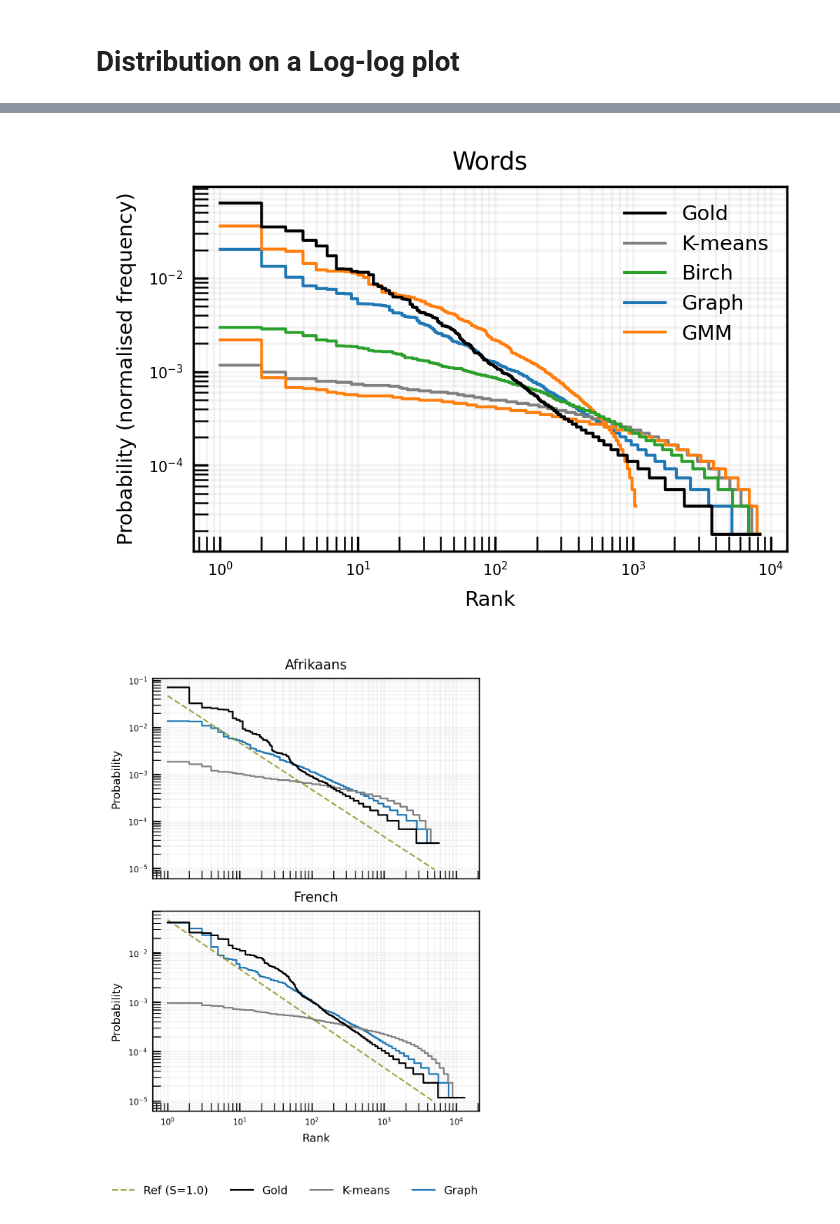
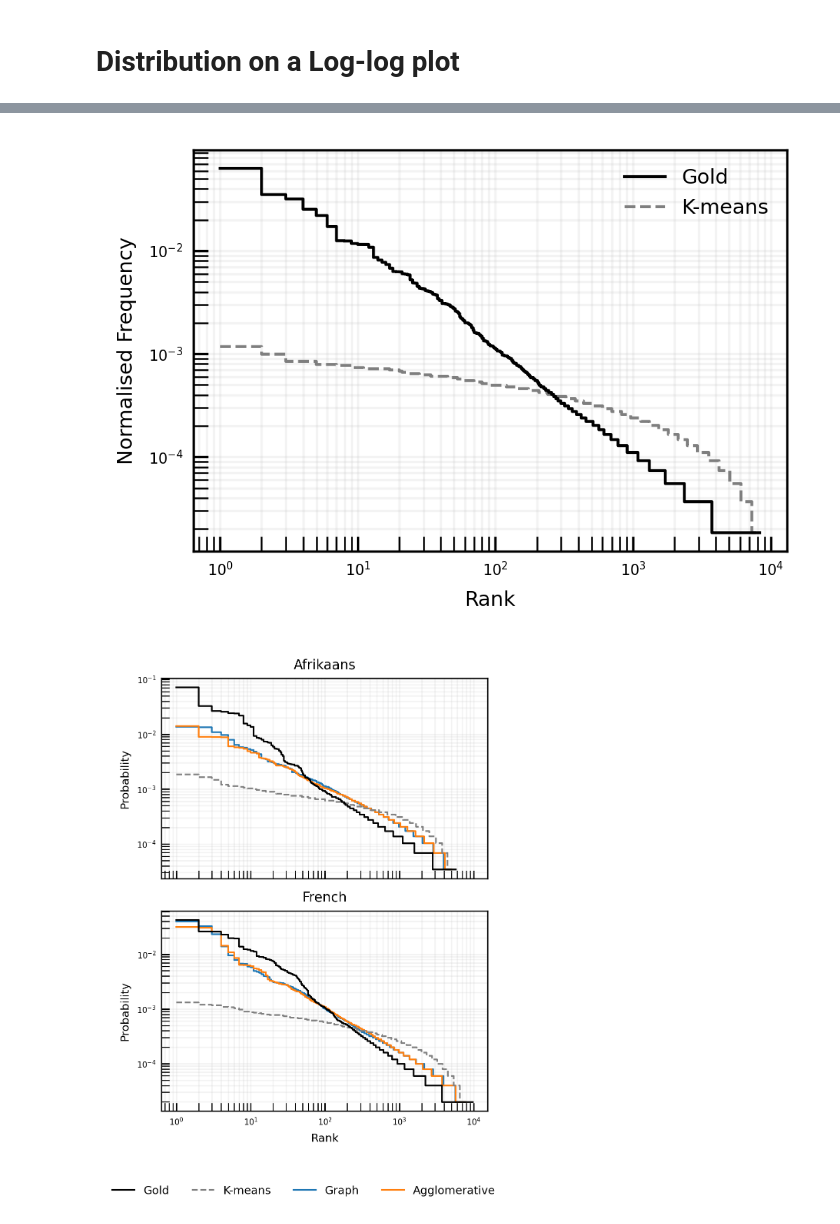
Before and after one commit to adendorffy/zipf-clus, a Jupyter notebook: zipf.ipynb, the cells around one changed output, grey strips where cells are left out. Drawn from its saved outputs; the diff is of its cells as text; code cells hidden in the pictures.

```diff
--- a/zipf.ipynb
+++ b/zipf.ipynb
@@ -48,7 +48,7 @@ def get_clusters(partition_path):
     return clusters
 # %%
 align_dir = Path("../data/alignments/LibriSpeech/dev-clean_feature_sliced")
-partition_dir = Path("outputs/LibriSpeech/dev-clean_feature_sliced/wavlm_large/layer_21/gt/words/fig")
+partition_dir = Path("outputs/LibriSpeech/dev-clean_feature_sliced/wavlm_large/layer_21/gt/words/fbgmm/")
 
 k='4,473'
 dataset = partition_dir.parts[1]
@@ -597,7 +658,7 @@ for ax, config in zip(axes, plot_configs):
         y_start *= y_factor
 
     ax.set_title(title)
-    ax.set_ylabel("Probability")
+    ax.set_ylabel("Normalised Frequency")
     ax.grid(True, which="both", ls="-", alpha=0.15)
     ax.tick_params(direction="in", which="both", length=5)
 
@@ -627,7 +688,7 @@ plt.rcParams.update({
     "legend.fontsize": 7,
 })
 
-partition_dir = Path("outputs/LibriSpeech/dev-clean_feature_sliced/wavlm_large/layer_21/gt/words/fig")
+partition_dir = Path("outputs/LibriSpeech/dev-clean_feature_sliced/wavlm_large/layer_21/gt/words/fbgmm")
 
 dataset_dir = Path("../data/alignments/LibriSpeech/dev-clean_feature_sliced/")
 gt_items = get_words(dataset_dir, align_type="words")
@@ -681,7 +742,8 @@ global_max_rank = len(gt_probs)
 paths = sorted(partition_dir.glob("*.txt"), key=extract_threshold)
 
 for path in paths:
-
+    if "kmeans" not in path.stem:
+        continue
     label = method_label(path.stem)
     if label is None:
         continue
@@ -704,6 +766,7 @@ for path in paths:
         }[label],
         linewidth=1,
         drawstyle="steps-post",
+        linestyle=LINESTYLE[label],
     )
 
     legend_handles.setdefault(label, line)
@@ -726,9 +789,9 @@ for path in paths:
 # )
 # legend_handles.setdefault("Ref (s=1.0)", line)
 
-ax.set_title("Words")
+# ax.set_title("Words")
 ax.set_xlabel("Rank")
-ax.set_ylabel("Probability (normalised frequency)")
+ax.set_ylabel("Normalised Frequency")
 ax.grid(True, which="both", ls="-", alpha=0.15)
 ax.tick_params(direction="in", which="both", length=5)
 
@@ -750,7 +813,7 @@ plt.savefig(
 
 plt.show()
 # %% [output]
-[figure, old version]
+[figure, new version]
 # %%
 from collections import Counter
 import numpy as np
@@ -774,8 +837,8 @@ language_configs = [
     },
     {
         "title": "French",
-        "partition_dir": Path("outputs/zerospeech/french_subset/wavlm_large/layer_21/gt/words/fig"),
-        "dataset_dir": Path("../data/alignments/zerospeech/french_feature_sliced_with_syllables_subset/"),
+        "partition_dir": Path("outputs/zerospeech/french_subset2/wavlm_large/layer_21/gt/words/fig"),
+        "dataset_dir": Path("../data/alignments/zerospeech/french_feature_sliced_with_syllables_subset2_with_syllables/"),
         "align_type": "words",
     },
 ]
@@ -789,6 +852,8 @@ def method_label(stem):
         return "K-means"
     elif "cosine" in stem or "graph" in stem:
         return "Graph"
+    elif "agglomerative" in stem:
+        return "Agglomerative"
     else:
         return None
 
@@ -796,6 +861,7 @@ colors = {
     "Gold": "black",
     "K-means": "tab:gray",
     "Graph": "tab:blue",
+    "Agglomerative": "tab:orange",
 }
 
 fig, axes = plt.subplots(
@@ -849,49 +915,39 @@ for ax, config in zip(axes, language_configs):
             probs,
             color=colors[label],
             linewidth=1,
+            linestyle=LINESTYLE[label],
             drawstyle="steps-post",
             label=label,
         )
 
         legend_handles.setdefault(label, line)
     ref_ranks = np.logspace(0, np.log10(global_max_rank), 100)
     ref_probs = (global_max_freq * 1.2) / ref_ranks
 
-    line, = ax.loglog(
-        ref_ranks,
-        ref_probs,
-        linestyle="--",
-        color="olive",
-        alpha=0.7,
-        linewidth=1,
-        label="Reference (S=1.0)",
-    )
-    legend_handles.setdefault("Ref (S=1.0)", line)
-
     ax.set_title(config["title"])
     ax.set_ylabel("Probability")
     ax.grid(True, which="both", ls="-", alpha=0.15)
     ax.tick_params(direction="in", which="both", length=5)
 
 axes[-1].set_xlabel("Rank")
 
-legend_order = ["Ref (S=1.0)", "Gold", "K-means", "Graph"]
+legend_order = ["Gold", "K-means", "Graph", "Agglomerative"]
 
 fig.legend(
     [legend_handles[label] for label in legend_order if label in legend_handles],
     [label for label in legend_order if label in legend_handles],
     loc="lower center",
     ncol=4,
     frameon=False,
 )
 
 plt.tight_layout(rect=[0, 0.08, 1, 1])
 
 plt.savefig(
     Path("figs") / "zipf_word_level_two_languages.pdf",
     bbox_inches="tight",
 )
 
 plt.show()
 # %% [output]
-[figure, old version]
+[figure, new version]
```
Also changed, not shown: parts of 4 cells of this notebook.
